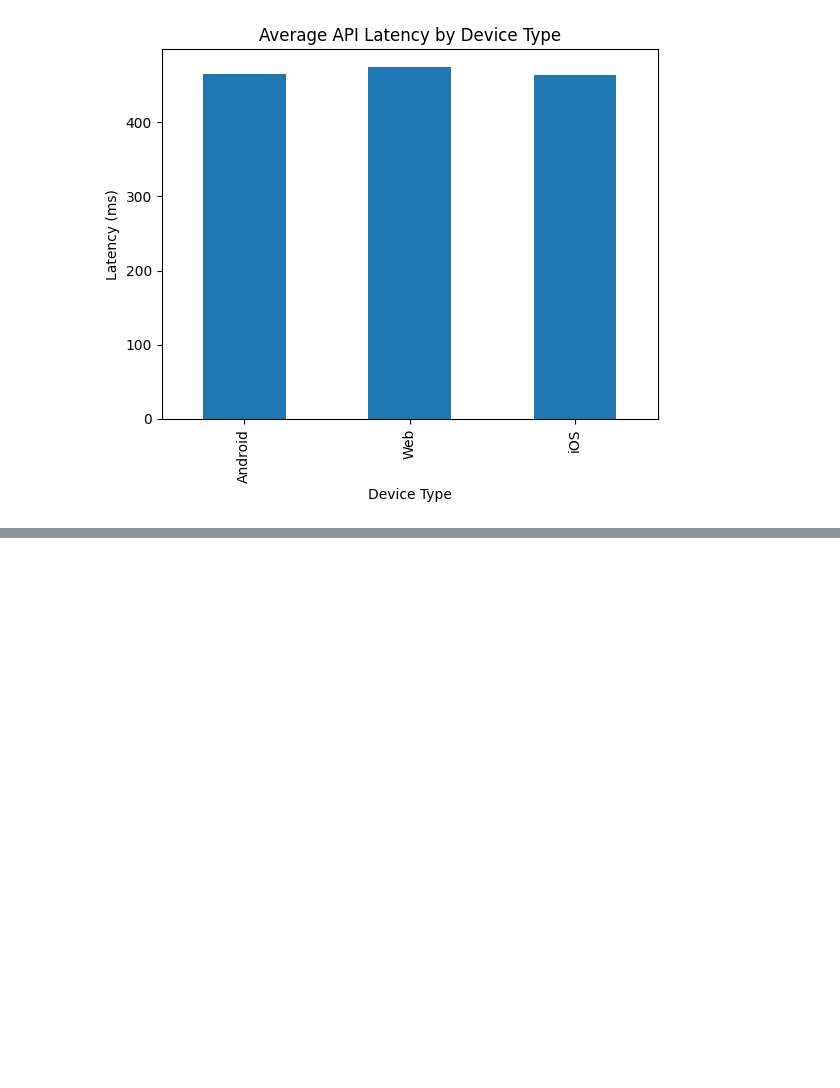
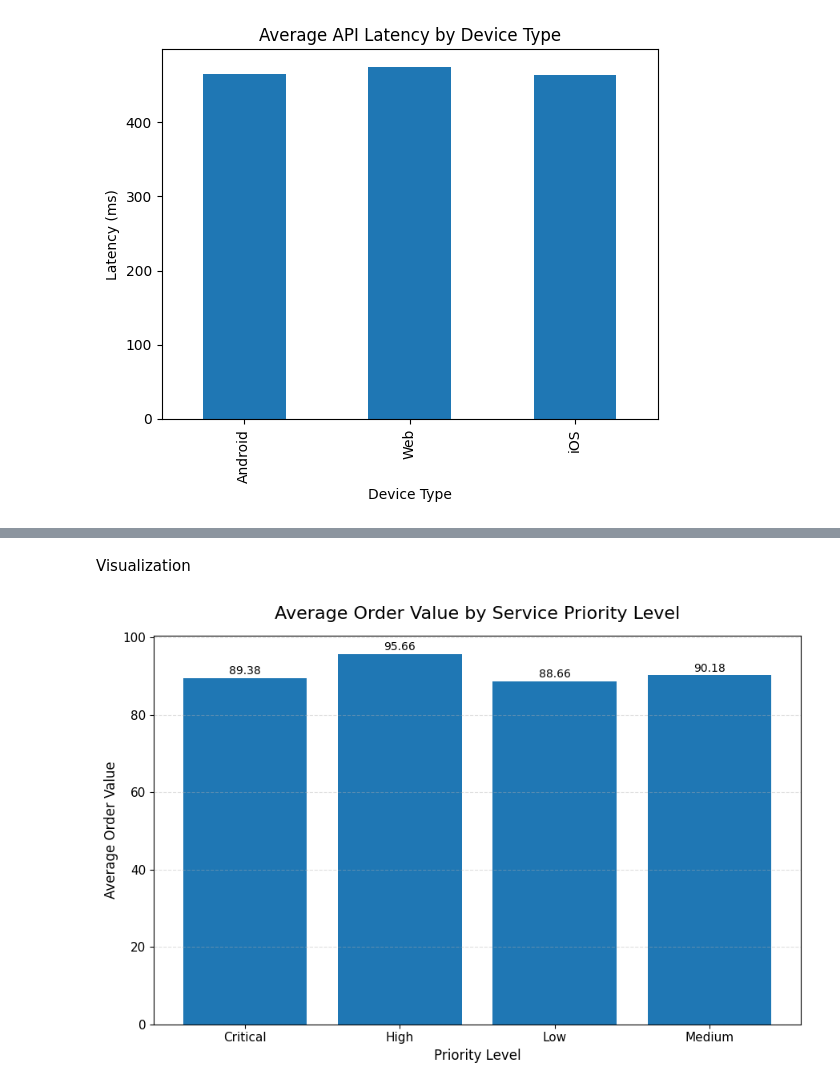
Before and after one commit to amritveersingh089-art/Python-Data-Processing-and-Visualisation-Notebook-, a Jupyter notebook: Python_Data_Processing_and_Visualisation_Notebook.ipynb, the cells around one changed output, grey strips where cells are left out. Saved outputs shown, nothing was run; the diff lists cells and outputs as text; code cells hidden in the pictures; blank space fills up the shorter version.

```diff
--- a/Python_Data_Processing_and_Visualisation_Notebook.ipynb
+++ b/Python_Data_Processing_and_Visualisation_Notebook.ipynb
@@ -204,0 +220,37 @@ plt.show()
+# %% [markdown]
+Visualization
+# %%
+import numpy as np
+import matplotlib.pyplot as plt
+
+priority_analysis = orders.groupby("priority_level")["order_value"].agg(["mean","sum","count"]).reset_index()
+
+x = np.arange(len(priority_analysis["priority_level"]))
+y = priority_analysis["mean"]
+
+plt.figure(figsize=(9,6))
+
+bars = plt.bar(x, y)
+
+plt.xticks(x, priority_analysis["priority_level"], fontsize=11)
+plt.yticks(fontsize=11)
+
+plt.title("Average Order Value by Service Priority Level",
+          fontsize=16,
+          pad=15)
+
+plt.xlabel("Priority Level", fontsize=12)
+plt.ylabel("Average Order Value", fontsize=12)
+
+# add value labels on top
+for i, v in enumerate(y):
+    plt.text(i, v + 1, round(v,2),
+             ha='center',
+             fontsize=10)
+
+plt.grid(axis="y", linestyle="--", alpha=0.4)
+
+plt.tight_layout()
+plt.show()
+# %% [output]
+[figure, added]
```
Also changed, not shown: parts of 7 cells of this notebook.
